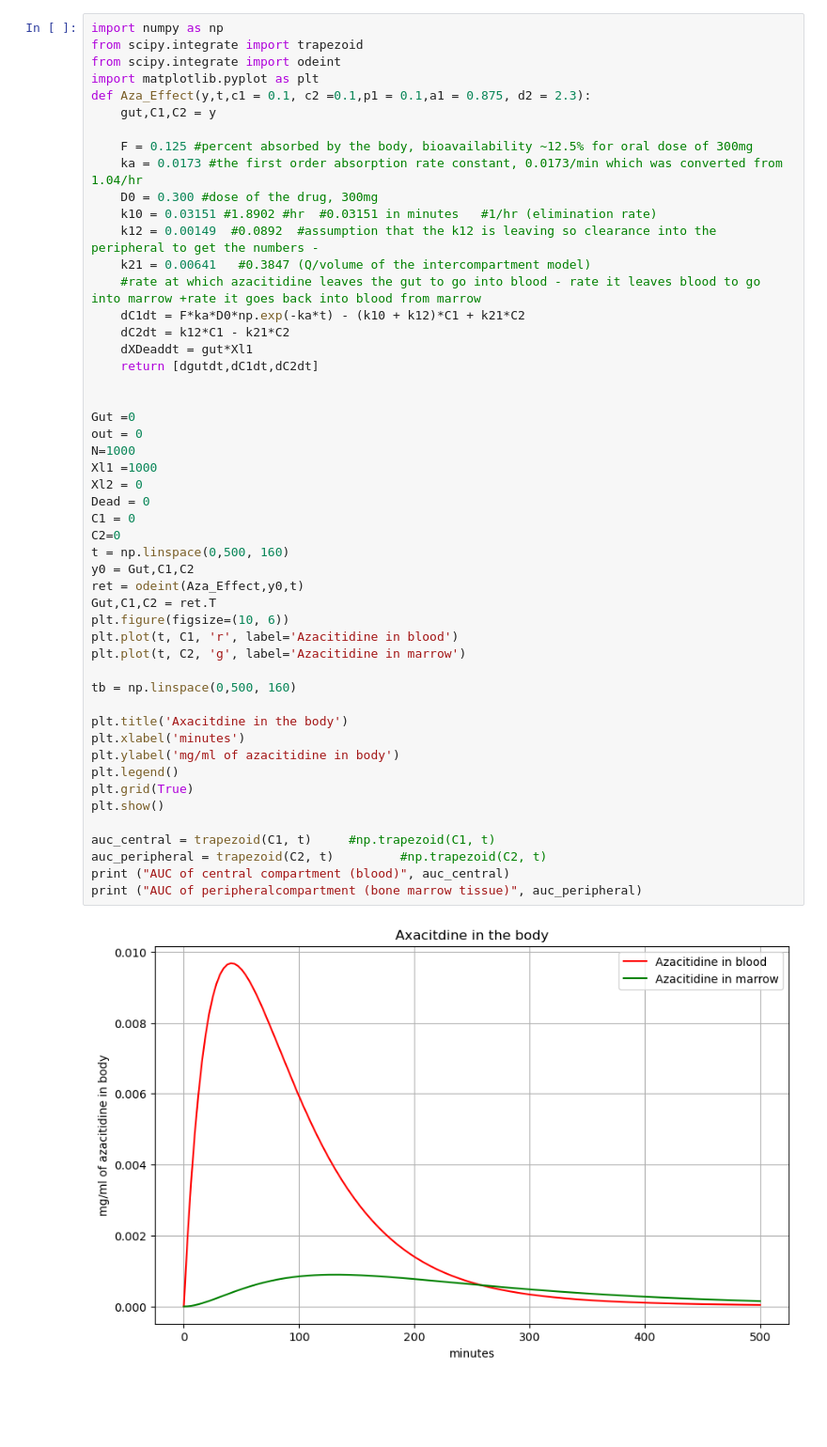
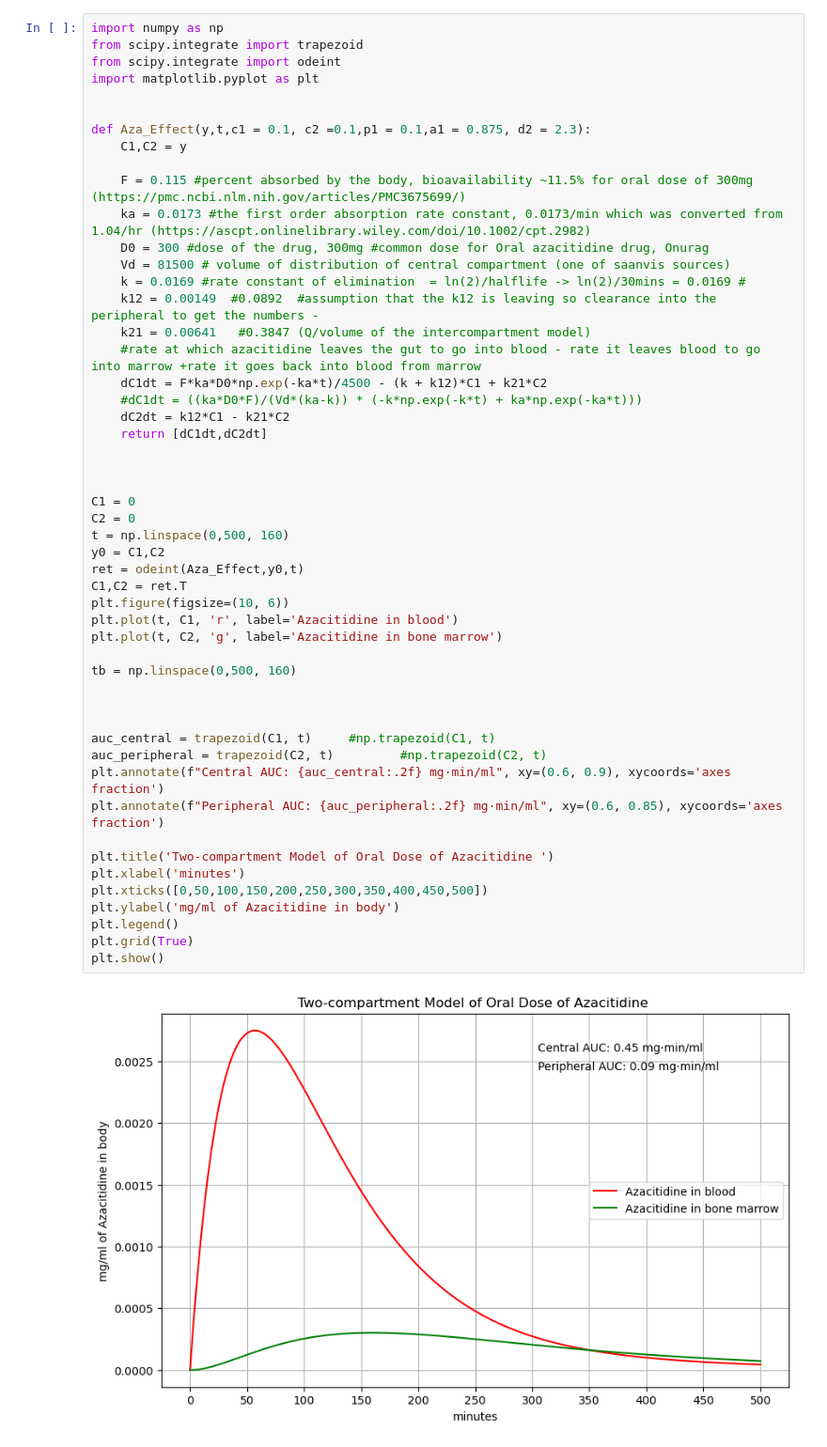
Before and after one commit to humdCoding/Rp4, a Jupyter notebook: EditedOralGraph.ipynb, the cells around one changed output. Shown at 94% size. Drawn from its saved outputs; the diff is of its cells as text; blank space fills up the shorter version.

```diff
--- a/EditedOralGraph.ipynb
+++ b/EditedOralGraph.ipynb
@@ -1,52 +1,53 @@
 # %%
 import numpy as np
 from scipy.integrate import trapezoid
 from scipy.integrate import odeint
 import matplotlib.pyplot as plt
+
+
 def Aza_Effect(y,t,c1 = 0.1, c2 =0.1,p1 = 0.1,a1 = 0.875, d2 = 2.3):
-    gut,C1,C2 = y
+    C1,C2 = y
 
-    F = 0.125 #percent absorbed by the body, bioavailability ~12.5% for oral dose of 300mg
-    ka = 0.0173 #the first order absorption rate constant, 0.0173/min which was converted from 1.04/hr
-    D0 = 0.300 #dose of the drug, 300mg
-    k10 = 0.03151 #1.8902 #hr  #0.03151 in minutes   #1/hr (elimination rate)
+    F = 0.115 #percent absorbed by the body, bioavailability ~11.5% for oral dose of 300mg (https://pmc.ncbi.nlm.nih.gov/articles/PMC3675699/)
+    ka = 0.0173 #the first order absorption rate constant, 0.0173/min which was converted from 1.04/hr (https://ascpt.onlinelibrary.wiley.com/doi/10.1002/cpt.2982)
+    D0 = 300 #dose of the drug, 300mg #common dose for Oral azacitidine drug, Onurag
+    Vd = 81500 # volume of distribution of central compartment (one of saanvis sources)
+    k = 0.0169 #rate constant of elimination  = ln(2)/halflife -> ln(2)/30mins = 0.0169 #
     k12 = 0.00149  #0.0892  #assumption that the k12 is leaving so clearance into the peripheral to get the numbers -
     k21 = 0.00641   #0.3847 (Q/volume of the intercompartment model)
     #rate at which azacitidine leaves the gut to go into blood - rate it leaves blood to go into marrow +rate it goes back into blood from marrow
-    dC1dt = F*ka*D0*np.exp(-ka*t) - (k10 + k12)*C1 + k21*C2
+    dC1dt = F*ka*D0*np.exp(-ka*t)/4500 - (k + k12)*C1 + k21*C2
+    #dC1dt = ((ka*D0*F)/(Vd*(ka-k)) * (-k*np.exp(-k*t) + ka*np.exp(-ka*t)))
     dC2dt = k12*C1 - k21*C2
-    dXDeaddt = gut*Xl1
-    return [dgutdt,dC1dt,dC2dt]
+    return [dC1dt,dC2dt]
 
 
-Gut =0
-out = 0
-N=1000
-Xl1 =1000
-Xl2 = 0
-Dead = 0
+
 C1 = 0
-C2=0
+C2 = 0
 t = np.linspace(0,500, 160)
-y0 = Gut,C1,C2
+y0 = C1,C2
 ret = odeint(Aza_Effect,y0,t)
-Gut,C1,C2 = ret.T
+C1,C2 = ret.T
 plt.figure(figsize=(10, 6))
 plt.plot(t, C1, 'r', label='Azacitidine in blood')
-plt.plot(t, C2, 'g', label='Azacitidine in marrow')
+plt.plot(t, C2, 'g', label='Azacitidine in bone marrow')
 
 tb = np.linspace(0,500, 160)
 
-plt.title('Axacitdine in the body')
+
+
+auc_central = trapezoid(C1, t)     #np.trapezoid(C1, t)
+auc_peripheral = trapezoid(C2, t)         #np.trapezoid(C2, t)
+plt.annotate(f"Central AUC: {auc_central:.2f} mg·min/ml", xy=(0.6, 0.9), xycoords='axes fraction')
+plt.annotate(f"Peripheral AUC: {auc_peripheral:.2f} mg·min/ml", xy=(0.6, 0.85), xycoords='axes fraction')
+
+plt.title('Two-compartment Model of Oral Dose of Azacitidine ')
 plt.xlabel('minutes')
-plt.ylabel('mg/ml of azacitidine in body')
+plt.xticks([0,50,100,150,200,250,300,350,400,450,500])
+plt.ylabel('mg/ml of Azacitidine in body')
 plt.legend()
 plt.grid(True)
 plt.show()
-
-auc_central = trapezoid(C1, t)     #np.trapezoid(C1, t)
-auc_peripheral = trapezoid(C2, t)         #np.trapezoid(C2, t)
-print ("AUC of central compartment (blood)", auc_central)
-print ("AUC of peripheralcompartment (bone marrow tissue)", auc_peripheral)
 # %% [output]
-[figure, old version]
+[figure, new version]
```
Also changed, not shown: parts of 1 cell of this notebook.
